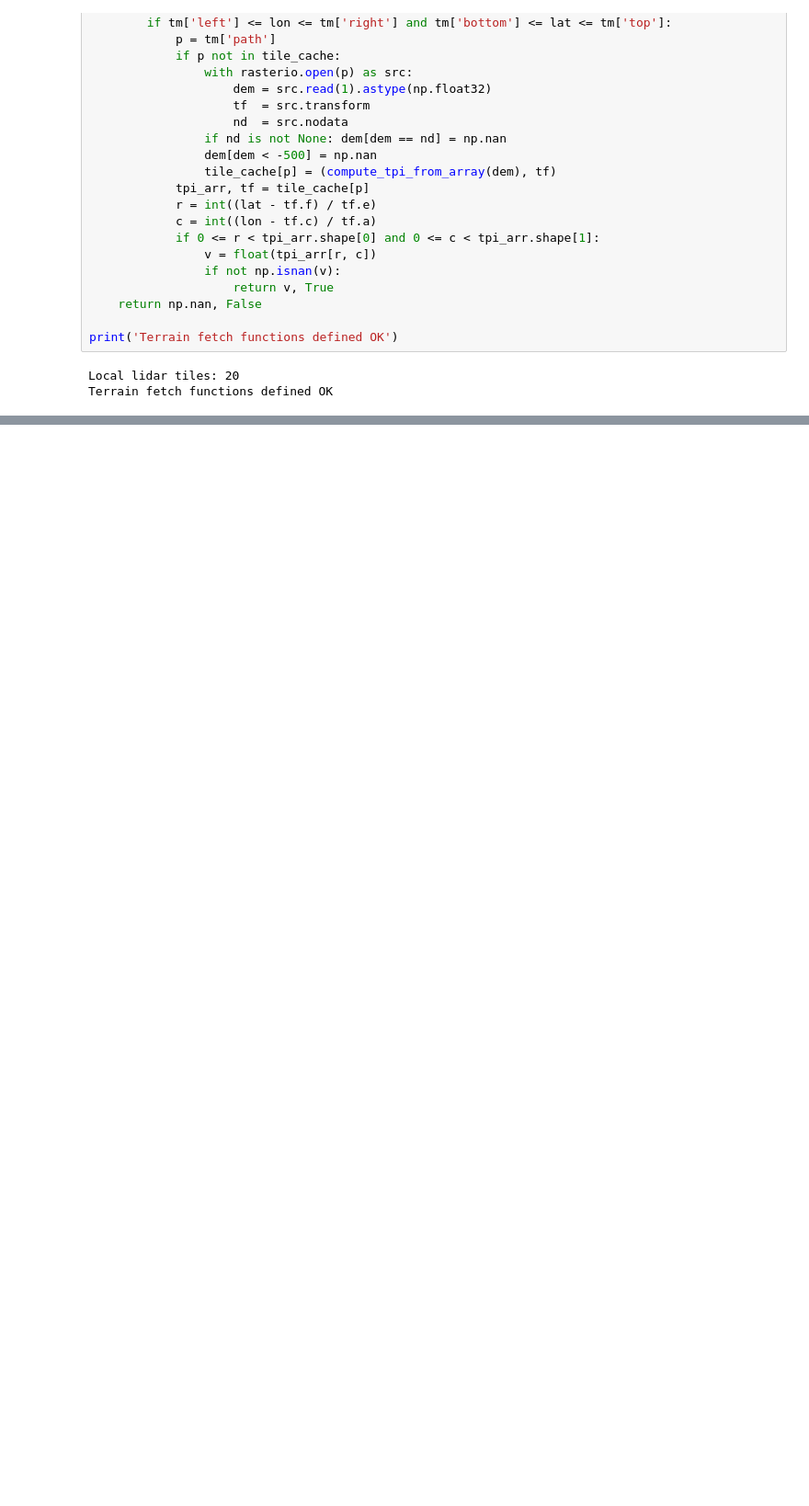
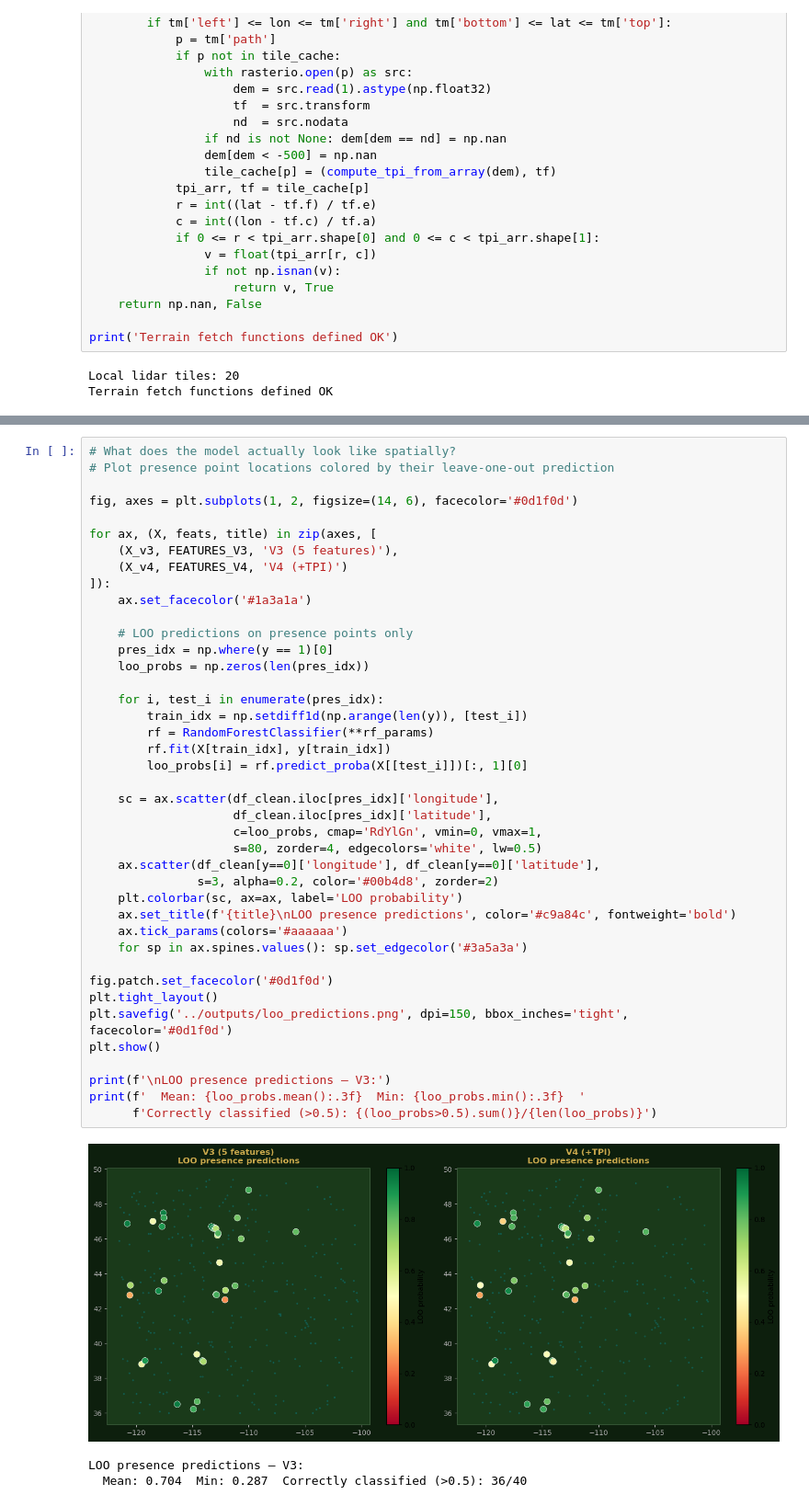
Before and after one commit to bdgroves/project_ice_wave, a Jupyter notebook: notebooks/07_east_model_v4_proper_auc.ipynb, the cells around one changed output, grey strips where cells are left out. Shown at 92% size. Cells and saved outputs as stored; diff of their text form; blank space fills up the shorter version.

Commit message:
nb07 complete: LOO 36/40 (90%) recall, spatial CV, honest v4 validation

```diff
--- a/notebooks/07_east_model_v4_proper_auc.ipynb
+++ b/notebooks/07_east_model_v4_proper_auc.ipynb
@@ -672,0 +768,45 @@ print(f"""
+# %%
+# What does the model actually look like spatially?
+# Plot presence point locations colored by their leave-one-out prediction
+
+fig, axes = plt.subplots(1, 2, figsize=(14, 6), facecolor='#0d1f0d')
+
+for ax, (X, feats, title) in zip(axes, [
+    (X_v3, FEATURES_V3, 'V3 (5 features)'),
+    (X_v4, FEATURES_V4, 'V4 (+TPI)')
+]):
+    ax.set_facecolor('#1a3a1a')
+
+    # LOO predictions on presence points only
+    pres_idx = np.where(y == 1)[0]
+    loo_probs = np.zeros(len(pres_idx))
+
+    for i, test_i in enumerate(pres_idx):
+        train_idx = np.setdiff1d(np.arange(len(y)), [test_i])
+        rf = RandomForestClassifier(**rf_params)
+        rf.fit(X[train_idx], y[train_idx])
+        loo_probs[i] = rf.predict_proba(X[[test_i]])[:, 1][0]
+
+    sc = ax.scatter(df_clean.iloc[pres_idx]['longitude'],
+                    df_clean.iloc[pres_idx]['latitude'],
+                    c=loo_probs, cmap='RdYlGn', vmin=0, vmax=1,
+                    s=80, zorder=4, edgecolors='white', lw=0.5)
+    ax.scatter(df_clean[y==0]['longitude'], df_clean[y==0]['latitude'],
+               s=3, alpha=0.2, color='#00b4d8', zorder=2)
+    plt.colorbar(sc, ax=ax, label='LOO probability')
+    ax.set_title(f'{title}\nLOO presence predictions', color='#c9a84c', fontweight='bold')
+    ax.tick_params(colors='#aaaaaa')
+    for sp in ax.spines.values(): sp.set_edgecolor('#3a5a3a')
+
+fig.patch.set_facecolor('#0d1f0d')
+plt.tight_layout()
+plt.savefig('../outputs/loo_predictions.png', dpi=150, bbox_inches='tight', facecolor='#0d1f0d')
+plt.show()
+
+print(f'\nLOO presence predictions — V3:')
+print(f'  Mean: {loo_probs.mean():.3f}  Min: {loo_probs.min():.3f}  '
+      f'Correctly classified (>0.5): {(loo_probs>0.5).sum()}/{len(loo_probs)}')
+# %% [output]
+[figure, added]
+LOO presence predictions — V3:
+  Mean: 0.704  Min: 0.287  Correctly classified (>0.5): 36/40
```
Also changed, not shown: parts of 11 cells of this notebook, 5 other files.
